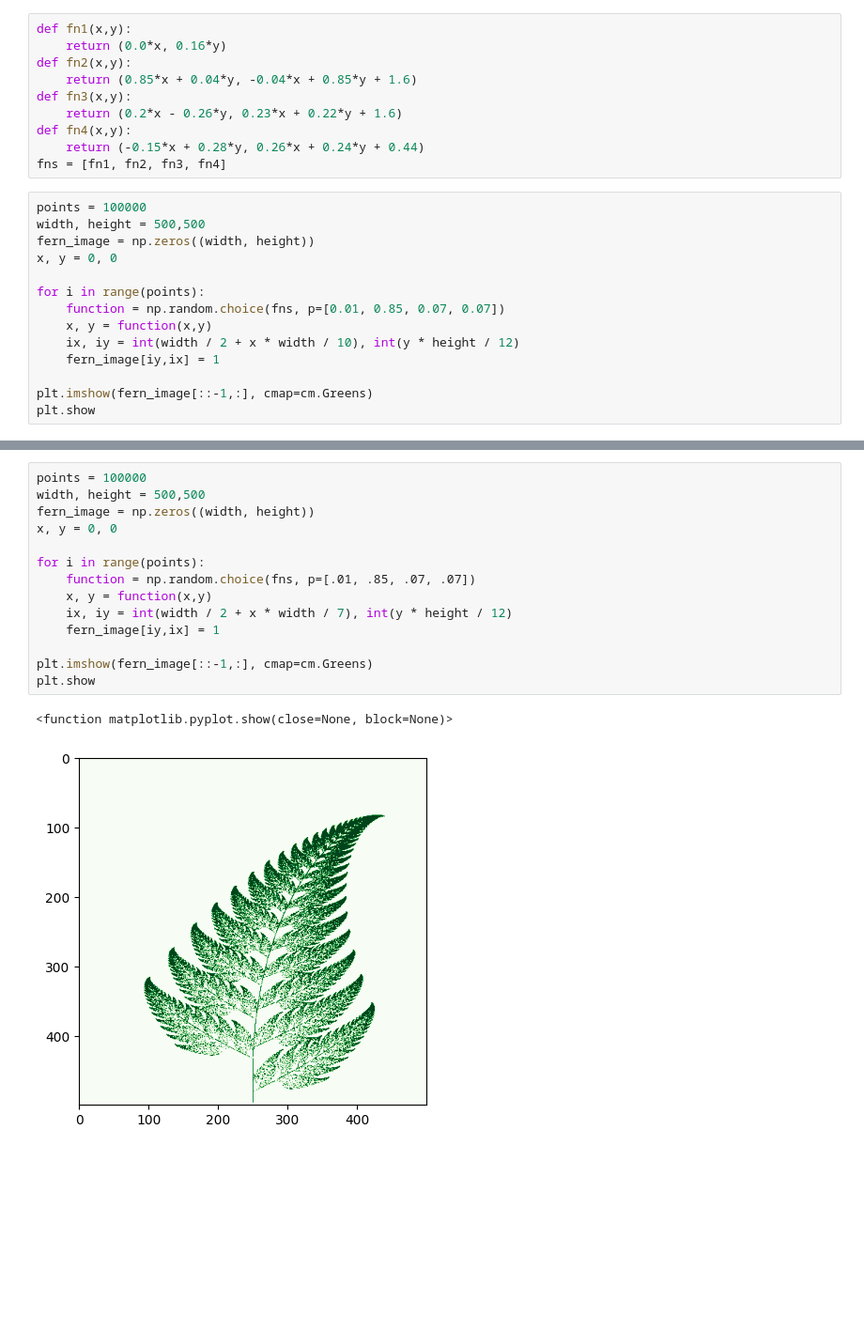
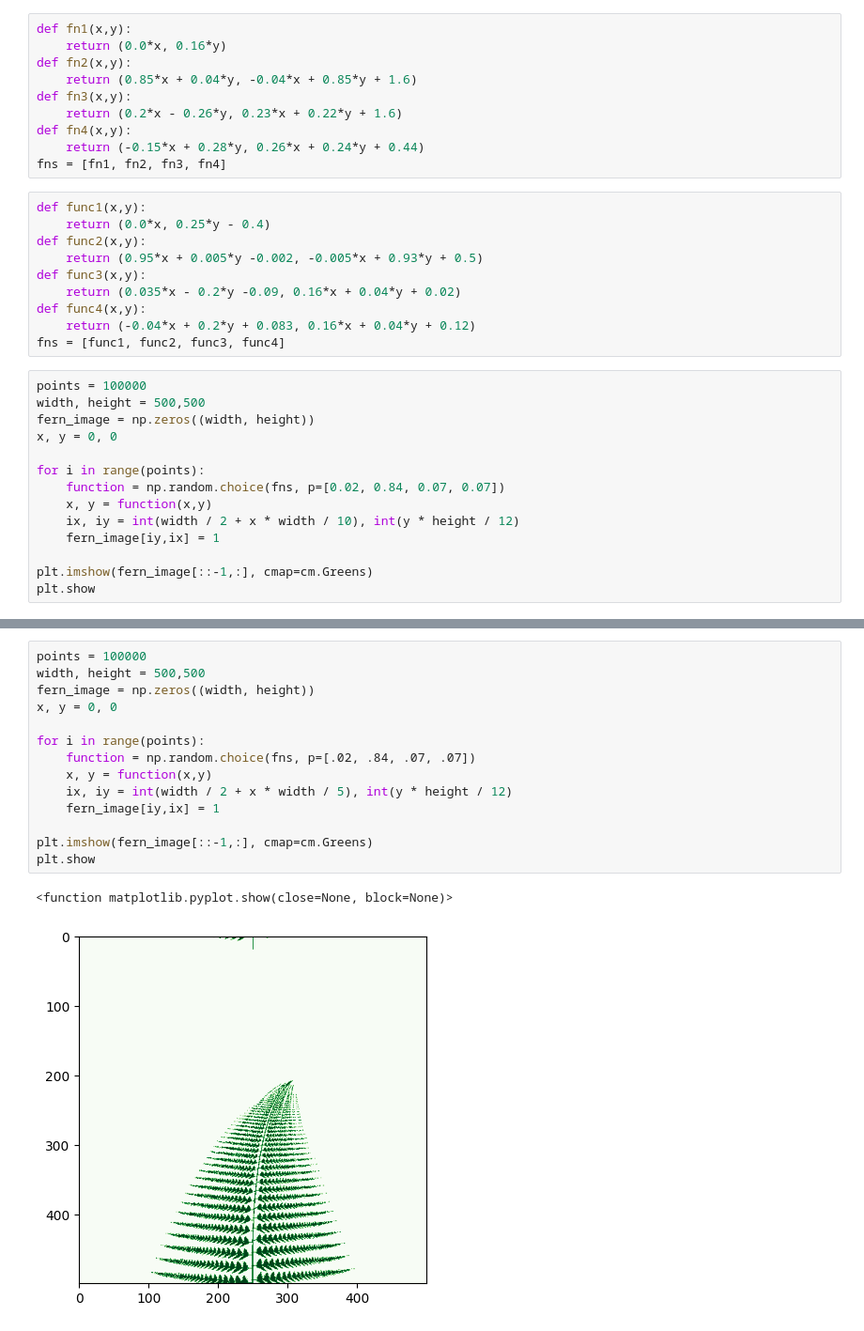
Before and after one commit to sjellington/sjellington.github.io, a Jupyter notebook: resources/barnsely_fern_arrays.ipynb, the cells around one changed output, grey strips where cells are left out. Shown at 94% size. Saved outputs shown, nothing was run; the diff lists cells and outputs as text; blank space fills up the shorter version.

```diff
--- a/resources/barnsely_fern_arrays.ipynb
+++ b/resources/barnsely_fern_arrays.ipynb
@@ -12,6 +12,16 @@ def fn3(x,y):
 def fn4(x,y):
     return (-0.15*x + 0.28*y, 0.26*x + 0.24*y + 0.44)
 fns = [fn1, fn2, fn3, fn4]
+# %%
+def func1(x,y):
+    return (0.0*x, 0.25*y - 0.4)
+def func2(x,y):
+    return (0.95*x + 0.005*y -0.002, -0.005*x + 0.93*y + 0.5)
+def func3(x,y):
+    return (0.035*x - 0.2*y -0.09, 0.16*x + 0.04*y + 0.02)
+def func4(x,y):
+    return (-0.04*x + 0.2*y + 0.083, 0.16*x + 0.04*y + 0.12)
+fns = [func1, func2, func3, func4]
 # %%
 points = 100000
 width, height = 500,500
@@ -19,7 +29,7 @@ fern_image = np.zeros((width, height))
 x, y = 0, 0
 
 for i in range(points):
-    function = np.random.choice(fns, p=[0.01, 0.85, 0.07, 0.07])
+    function = np.random.choice(fns, p=[0.02, 0.84, 0.07, 0.07])
     x, y = function(x,y)
     ix, iy = int(width / 2 + x * width / 10), int(y * height / 12)
     fern_image[iy,ix] = 1
@@ -32,17 +42,17 @@ plt.show
 # %%
 points = 100000
 width, height = 500,500
 fern_image = np.zeros((width, height))
 x, y = 0, 0
 
 for i in range(points):
-    function = np.random.choice(fns, p=[.01, .85, .07, .07])
+    function = np.random.choice(fns, p=[.02, .84, .07, .07])
     x, y = function(x,y)
-    ix, iy = int(width / 2 + x * width / 7), int(y * height / 12)
+    ix, iy = int(width / 2 + x * width / 5), int(y * height / 12)
     fern_image[iy,ix] = 1
 
 plt.imshow(fern_image[::-1,:], cmap=cm.Greens)
 plt.show
 # %% [output]
 <function matplotlib.pyplot.show(close=None, block=None)>
-[figure, old version]
+[figure, new version]
```
Also changed, not shown: parts of 1 cell of this notebook, 5 other files.
